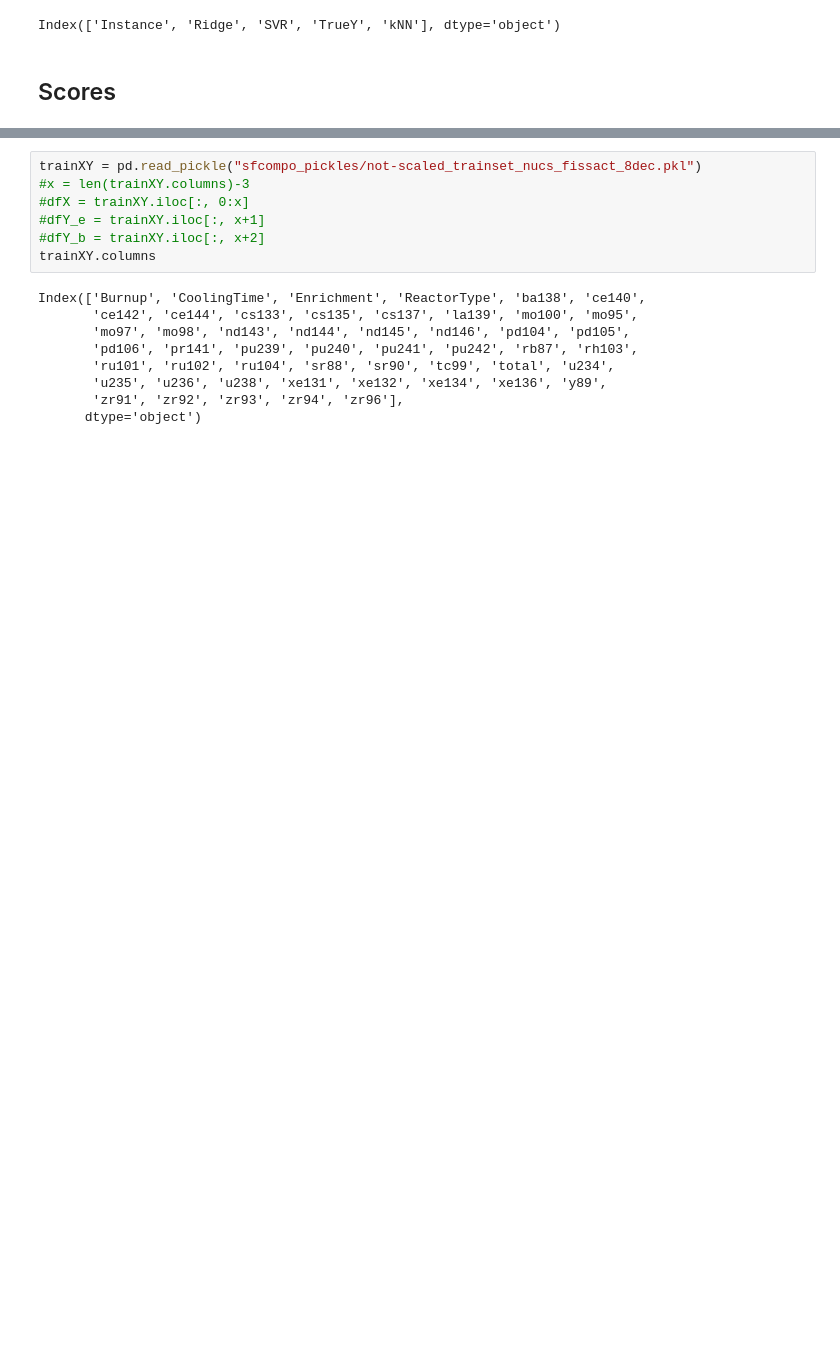
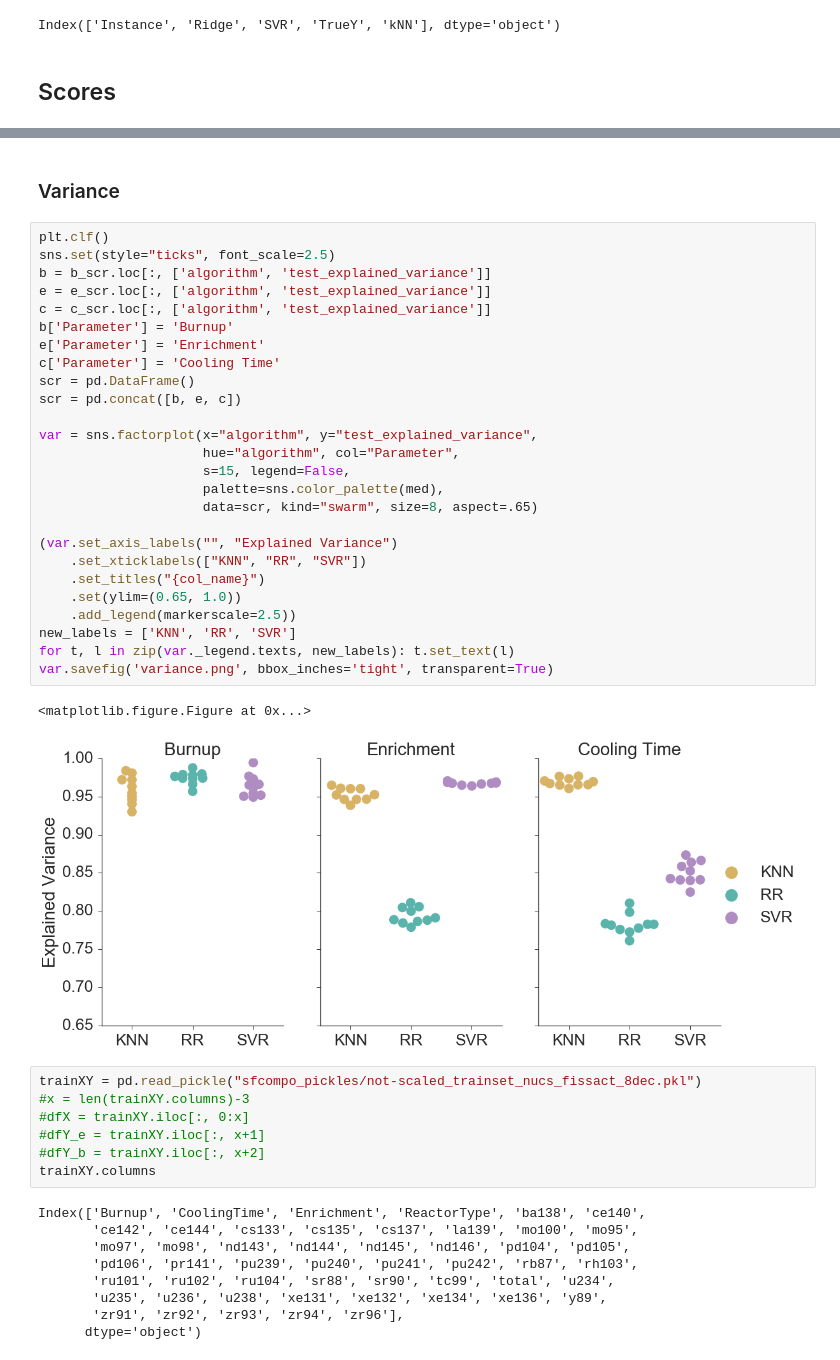
Before and after one commit to gonuke/learn-me-fuel, a Jupyter notebook: sfc_train_pred_viz.ipynb, the cells around one changed output, grey strips where cells are left out. Saved outputs shown, nothing was run; the diff lists cells and outputs as text; blank space fills up the shorter version.

```diff
--- a/sfc_train_pred_viz.ipynb
+++ b/sfc_train_pred_viz.ipynb
@@ -85,3 +98,34 @@ Index(['CV_fold', 'fit_time', 'score_time', 'test_explained_variance',
+# %% [markdown]
+### Variance
+# %%
+plt.clf()
+sns.set(style="ticks", font_scale=2.5)
+b = b_scr.loc[:, ['algorithm', 'test_explained_variance']]
+e = e_scr.loc[:, ['algorithm', 'test_explained_variance']]
+c = c_scr.loc[:, ['algorithm', 'test_explained_variance']]
+b['Parameter'] = 'Burnup'
+e['Parameter'] = 'Enrichment'
+c['Parameter'] = 'Cooling Time'
+scr = pd.DataFrame()
+scr = pd.concat([b, e, c])
+
+var = sns.factorplot(x="algorithm", y="test_explained_variance",
+                     hue="algorithm", col="Parameter",
+                     s=15, legend=False,
+                     palette=sns.color_palette(med),
+                     data=scr, kind="swarm", size=8, aspect=.65)
+
+(var.set_axis_labels("", "Explained Variance")
+    .set_xticklabels(["KNN", "RR", "SVR"])
+    .set_titles("{col_name}")
+    .set(ylim=(0.65, 1.0))
+    .add_legend(markerscale=2.5))
+new_labels = ['KNN', 'RR', 'SVR']
+for t, l in zip(var._legend.texts, new_labels): t.set_text(l)
+var.savefig('variance.png', bbox_inches='tight', transparent=True)
+# %% [output]
+<matplotlib.figure.Figure at 0x...>
+[figure, added]
 # %%
 trainXY = pd.read_pickle("sfcompo_pickles/not-scaled_trainset_nucs_fissact_8dec.pkl")
 #x = len(trainXY.columns)-3
```
Also changed, not shown: parts of 13 cells of this notebook, 17 other files.
